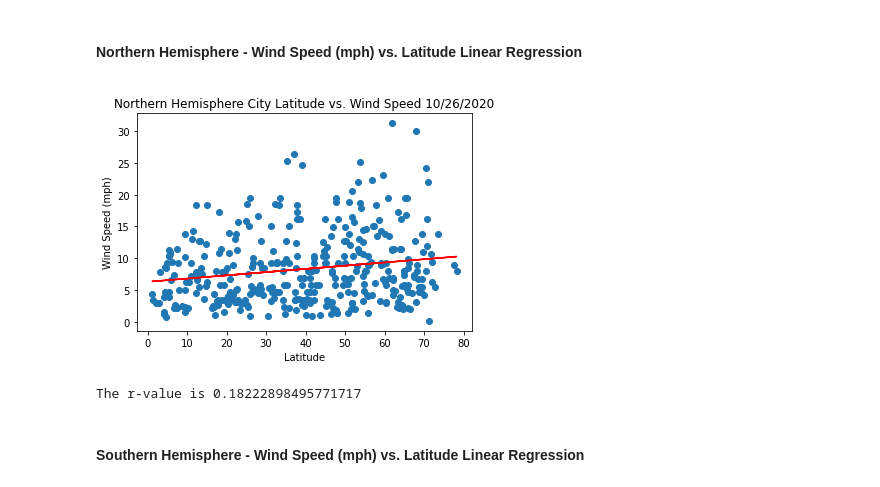
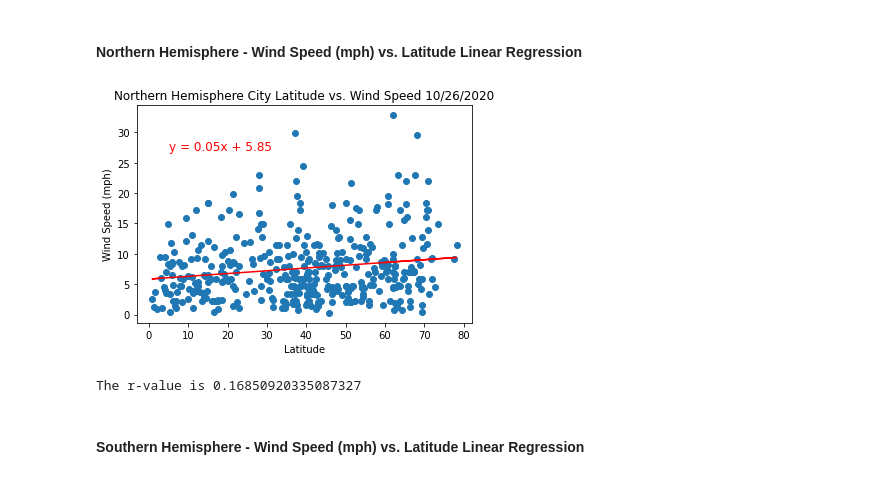
Before and after one commit to AustinRCole/python-api-challenge, a Jupyter notebook: WeatherPy/WeatherPy.ipynb, the cells around one changed output. Saved outputs shown, nothing was run; the diff lists cells and outputs as text; code cells hidden in the pictures.

Commit message:
changed graph, had to rerun all because of random selection

```diff
--- a/WeatherPy/WeatherPy.ipynb
+++ b/WeatherPy/WeatherPy.ipynb
@@ -355,18 +355,18 @@ The r-value is 0.015205818001136257
 # %%
 plt.scatter(northern_lat,northern_hem['Wind Speed'],marker="o")
 plt.xlabel('Latitude')
 plt.ylabel('Wind Speed (mph)')
 plt.title('Northern Hemisphere City Latitude vs. Wind Speed 10/26/2020')
 slope, intercept, r, p, std_err = linregress(northern_lat,northern_hem['Wind Speed'])
 fit = slope * northern_lat + intercept
 plt.plot(northern_lat,fit,color='r')
 line_eq = f"y = {round(slope,2)}x + {round(intercept,2)}"
-plt.annotate(line_eq,(5,35),fontsize=12,color="red")
+plt.annotate(line_eq,(5,27),fontsize=12,color="red")
 plt.show()
 print(f'The r-value is {r}')
 # %% [output]
-[figure, old version]
+[figure, new version]
-The r-value is 0.18222898495771717
+The r-value is 0.16850920335087327
 # %% [markdown]
 ####  Southern Hemisphere - Wind Speed (mph) vs. Latitude Linear Regression
 # %%
```
Also changed, not shown: parts of 15 cells of this notebook, 4 other files.
